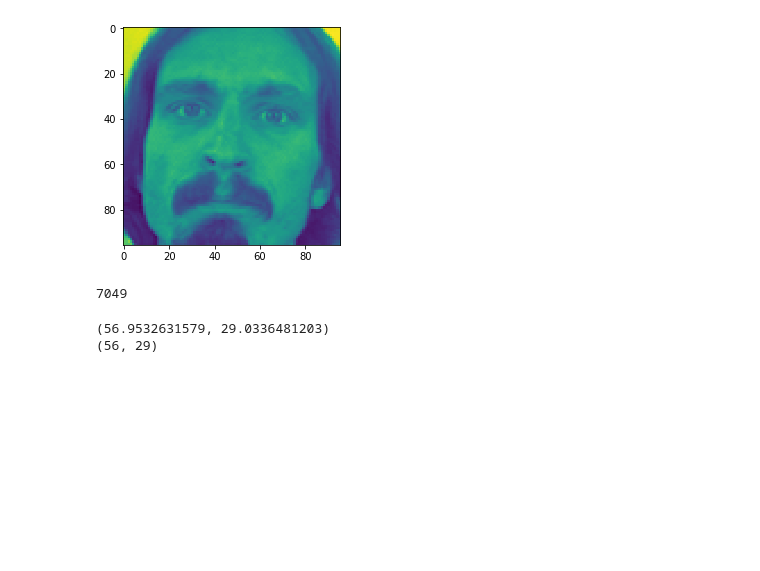
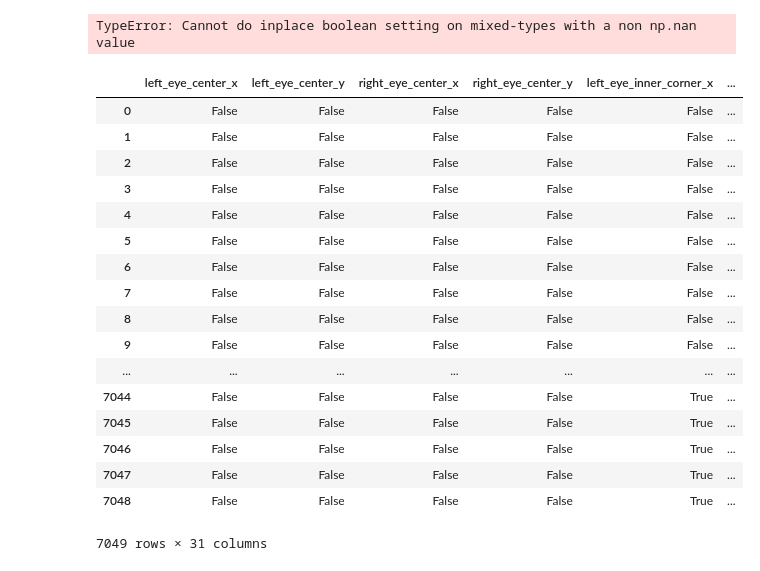
Before and after one commit to tkostopoulos/FacialKeypointsDetection, a Jupyter notebook: MainCode.ipynb, the cells around one changed output. Cells and saved outputs as stored; diff of their text form; code cells hidden in the pictures; blank space fills up the shorter version.

```diff
--- a/MainCode.ipynb
+++ b/MainCode.ipynb
@@ -179,16 +36,0 @@ plt.show()
-# %%
-os.mkdir("Images")
-os.chdir("Images")
-for i in range(len(trainingData)):
-# %% [output]
-[figure, removed]
-# %%
-len(trainingData)
-# %% [output]
-7049
-# %%
-print(patient.leftEyebrowInnerFloat)
-print(patient.leftEyebrowInnerInt)
-# %% [output]
-(56.9532631579, 29.0336481203)
-(56, 29)
@@ -294,0 +37,25 @@ class TrainImage:
+# %%
+trainingData[trainingData == None] = 0
+# %% [output]
+TypeError: Cannot do inplace boolean setting on mixed-types with a non np.nan value
+# %%
+trainingData.isnull()
+# %% [output]
+|  | left_eye_center_x | left_eye_center_y | right_eye_center_x | right_eye_center_y | left_eye_inner_corner_x | ... |
+| 0 | False | False | False | False | False | ... |
+| 1 | False | False | False | False | False | ... |
+| 2 | False | False | False | False | False | ... |
+| 3 | False | False | False | False | False | ... |
+| 4 | False | False | False | False | False | ... |
+| 5 | False | False | False | False | False | ... |
+| 6 | False | False | False | False | False | ... |
+| 7 | False | False | False | False | False | ... |
+| 8 | False | False | False | False | False | ... |
+| 9 | False | False | False | False | False | ... |
+| ... | ... | ... | ... | ... | ... | ... |
+| 7044 | False | False | False | False | True | ... |
+| 7045 | False | False | False | False | True | ... |
+| 7046 | False | False | False | False | True | ... |
+| 7047 | False | False | False | False | True | ... |
+| 7048 | False | False | False | False | True | ... |
+7049 rows × 31 columns
```
Also changed, not shown: parts of 7 cells of this notebook, 1 other file.
